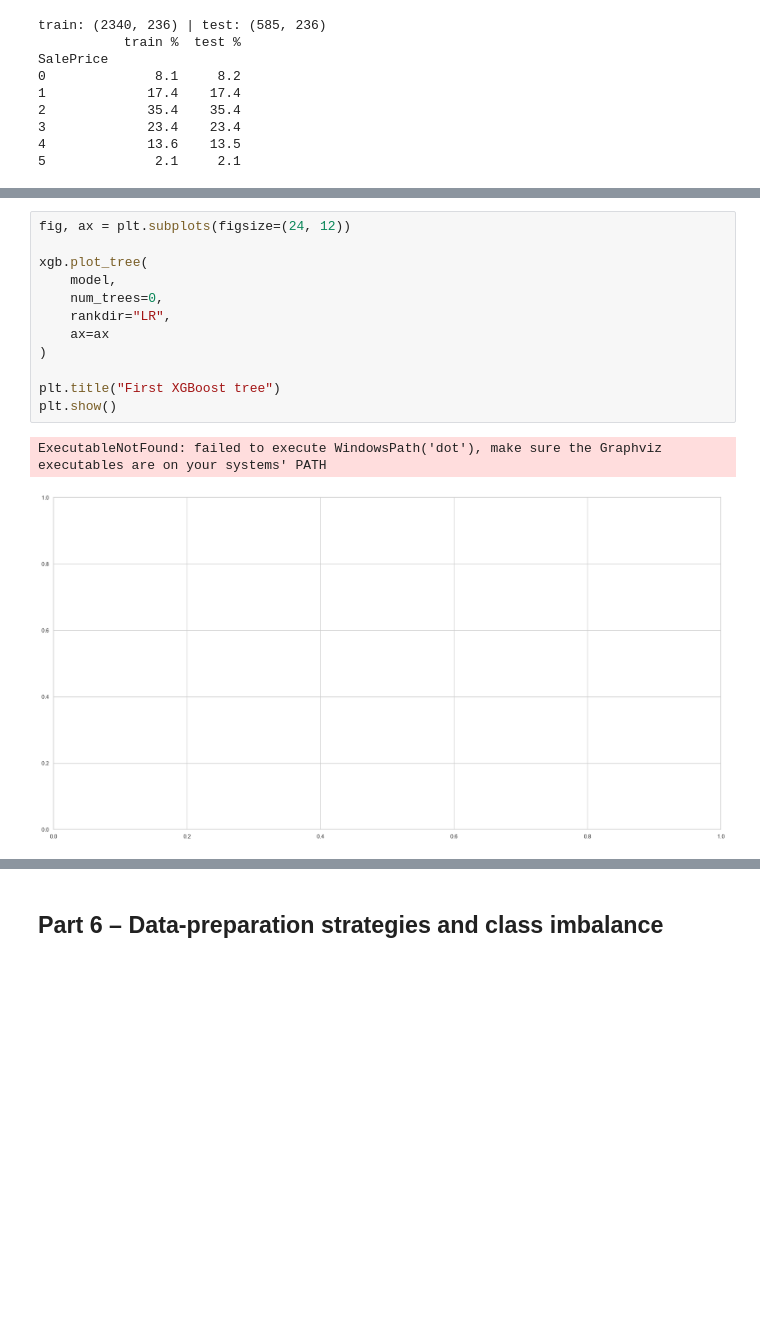
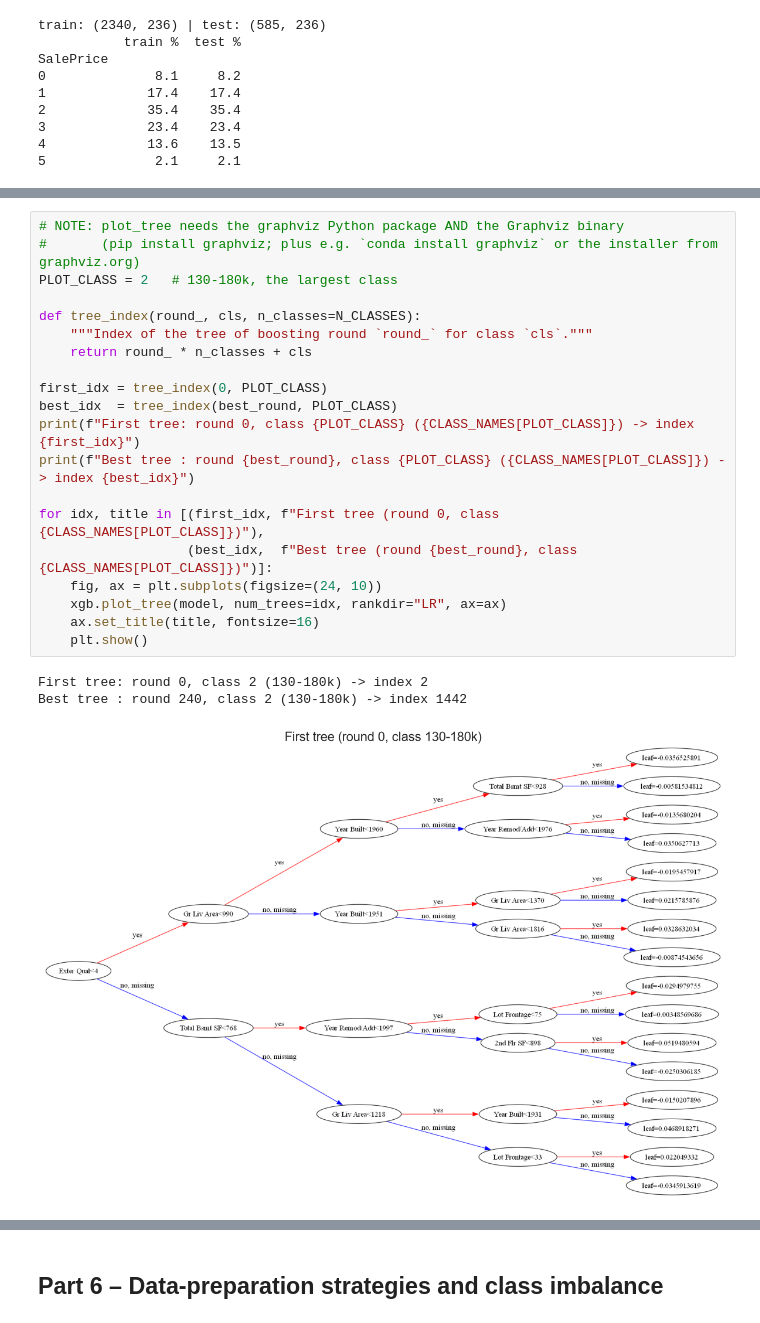
Before and after one commit to biancaholobica/ML, a Jupyter notebook: L2/L2.ipynb, the cells around one changed output, grey strips where cells are left out. Drawn from its saved outputs; the diff is of its cells as text; blank space fills up the shorter version.

Commit message:
XGBoost Part 7 & 8

```diff
--- a/L2/L2.ipynb
+++ b/L2/L2.ipynb
@@ -404,15 +414,24 @@ Visualizing the tree provides insight into the model's decision-making process.
 # %%
-fig, ax = plt.subplots(figsize=(24, 12))
+# NOTE: plot_tree needs the graphviz Python package AND the Graphviz binary
+#       (pip install graphviz; plus e.g. `conda install graphviz` or the installer from graphviz.org)
+PLOT_CLASS = 2   # 130-180k, the largest class
 
-xgb.plot_tree(
-    model,
-    num_trees=0,
-    rankdir="LR",
-    ax=ax
-)
+def tree_index(round_, cls, n_classes=N_CLASSES):
+    """Index of the tree of boosting round `round_` for class `cls`."""
+    return round_ * n_classes + cls
 
-plt.title("First XGBoost tree")
-plt.show()
+first_idx = tree_index(0, PLOT_CLASS)
+best_idx  = tree_index(best_round, PLOT_CLASS)
+print(f"First tree: round 0, class {PLOT_CLASS} ({CLASS_NAMES[PLOT_CLASS]}) -> index {first_idx}")
+print(f"Best tree : round {best_round}, class {PLOT_CLASS} ({CLASS_NAMES[PLOT_CLASS]}) -> index {best_idx}")
+
+for idx, title in [(first_idx, f"First tree (round 0, class {CLASS_NAMES[PLOT_CLASS]})"),
+                   (best_idx,  f"Best tree (round {best_round}, class {CLASS_NAMES[PLOT_CLASS]})")]:
+    fig, ax = plt.subplots(figsize=(24, 10))
+    xgb.plot_tree(model, num_trees=idx, rankdir="LR", ax=ax)
+    ax.set_title(title, fontsize=16)
+    plt.show()
 # %% [output]
-ExecutableNotFound: failed to execute WindowsPath('dot'), make sure the Graphviz executables are on your systems' PATH
+First tree: round 0, class 2 (130-180k) -> index 2
+Best tree : round 240, class 2 (130-180k) -> index 1442
-[figure, old version]
+[figure, new version]
```
Also changed, not shown: parts of 60 cells of this notebook, 4 other files.
